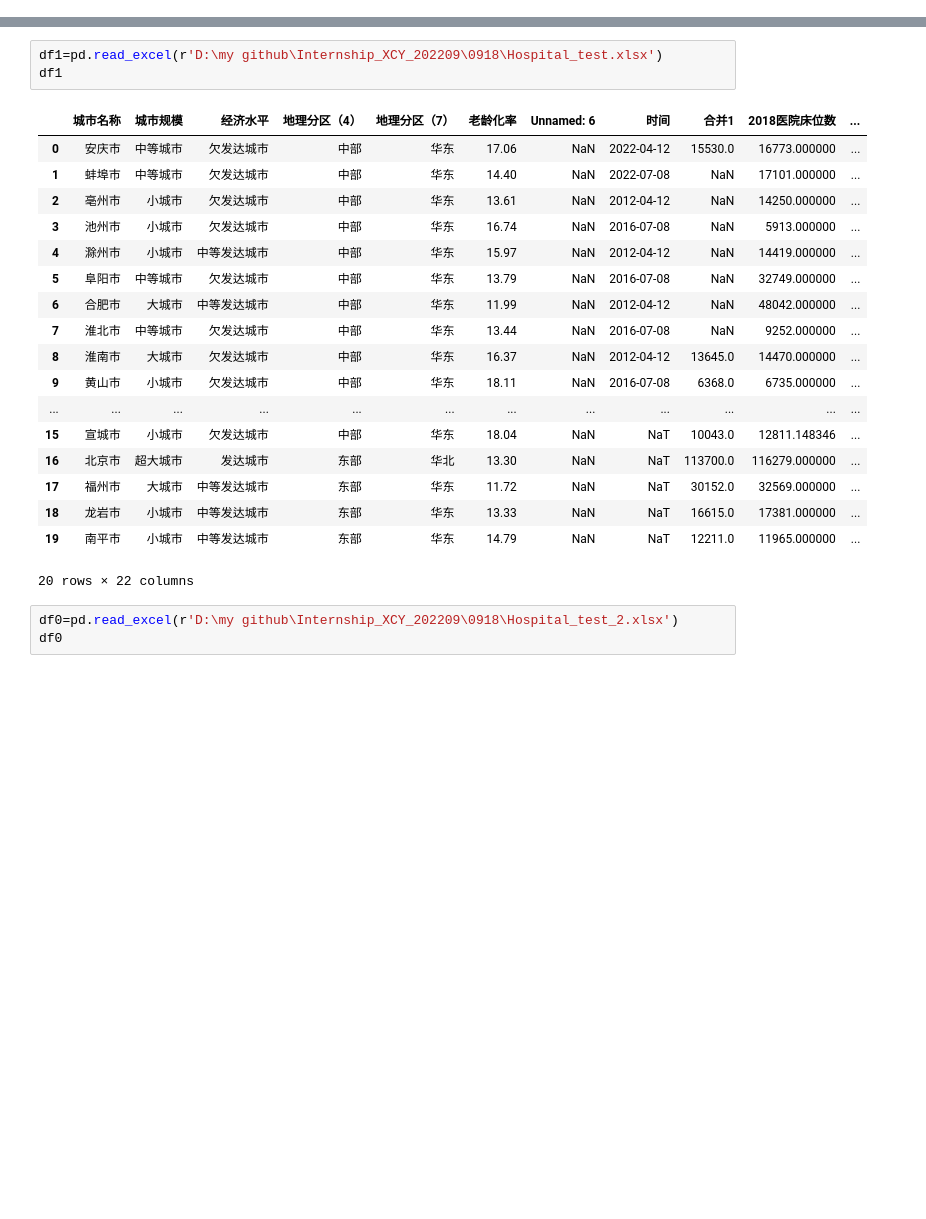
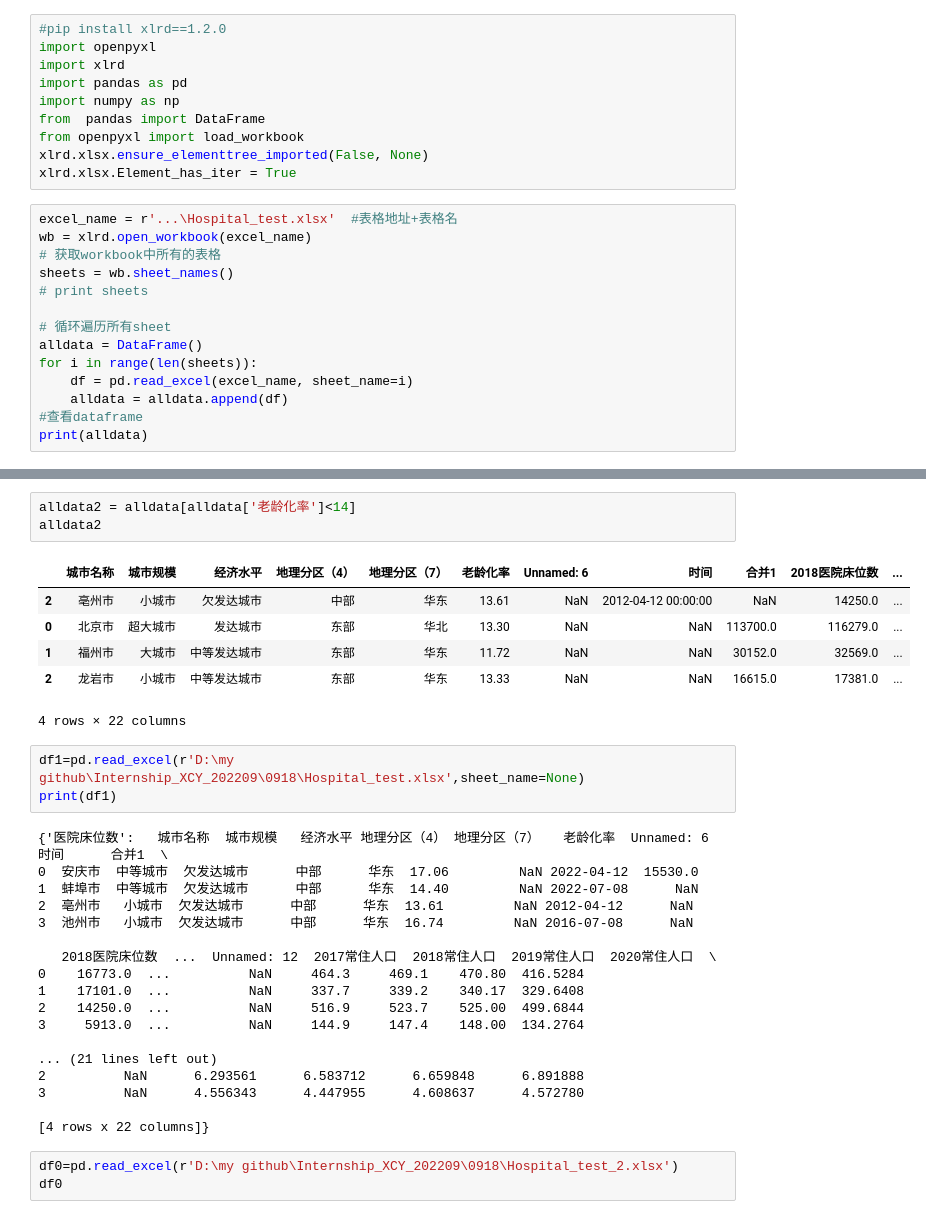
Before and after one commit to SiyiQi000/Internship_XCY_202209, a Jupyter notebook: 0918/test.ipynb, the cells around one changed output, grey strips where cells are left out. Drawn from its saved outputs; the diff is of its cells as text; blank space fills up the shorter version.

```diff
--- a/0918/test.ipynb
+++ b/0918/test.ipynb
@@ -3,0 +1,24 @@ import numpy as np
+# %%
+#pip install xlrd==1.2.0
+import openpyxl
+import xlrd
+import pandas as pd
+import numpy as np
+from  pandas import DataFrame
+from openpyxl import load_workbook
+xlrd.xlsx.ensure_elementtree_imported(False, None)
+xlrd.xlsx.Element_has_iter = True
+# %%
+excel_name = r'...\Hospital_test.xlsx'  #表格地址+表格名
+wb = xlrd.open_workbook(excel_name)
+# 获取workbook中所有的表格
+sheets = wb.sheet_names()
+# print sheets
+
+# 循环遍历所有sheet
+alldata = DataFrame()
+for i in range(len(sheets)):
+    df = pd.read_excel(excel_name, sheet_name=i)
+    alldata = alldata.append(df)
+#查看dataframe
+print(alldata)
@@ -4,25 +43,34 @@ import numpy as np
+# %%
+alldata2 = alldata[alldata['老龄化率']<14]
+alldata2
+# %% [output]
+|  | 城市名称 | 城市规模 | 经济水平 | 地理分区（4） | 地理分区（7） | 老龄化率 | Unnamed: 6 | 时间 | 合并1 | 2018医院床位数 | ... |
+| 2 | 亳州市 | 小城市 | 欠发达城市 | 中部 | 华东 | 13.61 | NaN | 2012-04-12 00:00:00 | NaN | 14250.0 | ... |
+| 0 | 北京市 | 超大城市 | 发达城市 | 东部 | 华北 | 13.30 | NaN | NaN | 113700.0 | 116279.0 | ... |
+| 1 | 福州市 | 大城市 | 中等发达城市 | 东部 | 华东 | 11.72 | NaN | NaN | 30152.0 | 32569.0 | ... |
+| 2 | 龙岩市 | 小城市 | 中等发达城市 | 东部 | 华东 | 13.33 | NaN | NaN | 16615.0 | 17381.0 | ... |
+4 rows × 22 columns
 # %%
-df1=pd.read_excel(r'D:\my github\Internship_XCY_202209\0918\Hospital_test.xlsx')
-df1
+df1=pd.read_excel(r'D:\my github\Internship_XCY_202209\0918\Hospital_test.xlsx',sheet_name=None)
+print(df1)
 # %% [output]
-|  | 城市名称 | 城市规模 | 经济水平 | 地理分区（4） | 地理分区（7） | 老龄化率 | Unnamed: 6 | 时间 | 合并1 | 2018医院床位数 | ... |
-| 0 | 安庆市 | 中等城市 | 欠发达城市 | 中部 | 华东 | 17.06 | NaN | 2022-04-12 | 15530.0 | 16773.000000 | ... |
-| 1 | 蚌埠市 | 中等城市 | 欠发达城市 | 中部 | 华东 | 14.40 | NaN | 2022-07-08 | NaN | 17101.000000 | ... |
-| 2 | 亳州市 | 小城市 | 欠发达城市 | 中部 | 华东 | 13.61 | NaN | 2012-04-12 | NaN | 14250.000000 | ... |
-| 3 | 池州市 | 小城市 | 欠发达城市 | 中部 | 华东 | 16.74 | NaN | 2016-07-08 | NaN | 5913.000000 | ... |
-| 4 | 滁州市 | 小城市 | 中等发达城市 | 中部 | 华东 | 15.97 | NaN | 2012-04-12 | NaN | 14419.000000 | ... |
-| 5 | 阜阳市 | 中等城市 | 欠发达城市 | 中部 | 华东 | 13.79 | NaN | 2016-07-08 | NaN | 32749.000000 | ... |
-| 6 | 合肥市 | 大城市 | 中等发达城市 | 中部 | 华东 | 11.99 | NaN | 2012-04-12 | NaN | 48042.000000 | ... |
-| 7 | 淮北市 | 中等城市 | 欠发达城市 | 中部 | 华东 | 13.44 | NaN | 2016-07-08 | NaN | 9252.000000 | ... |
-| 8 | 淮南市 | 大城市 | 欠发达城市 | 中部 | 华东 | 16.37 | NaN | 2012-04-12 | 13645.0 | 14470.000000 | ... |
-| 9 | 黄山市 | 小城市 | 欠发达城市 | 中部 | 华东 | 18.11 | NaN | 2016-07-08 | 6368.0 | 6735.000000 | ... |
-| ... | ... | ... | ... | ... | ... | ... | ... | ... | ... | ... | ... |
-| 15 | 宣城市 | 小城市 | 欠发达城市 | 中部 | 华东 | 18.04 | NaN | NaT | 10043.0 | 12811.148346 | ... |
-| 16 | 北京市 | 超大城市 | 发达城市 | 东部 | 华北 | 13.30 | NaN | NaT | 113700.0 | 116279.000000 | ... |
-| 17 | 福州市 | 大城市 | 中等发达城市 | 东部 | 华东 | 11.72 | NaN | NaT | 30152.0 | 32569.000000 | ... |
-| 18 | 龙岩市 | 小城市 | 中等发达城市 | 东部 | 华东 | 13.33 | NaN | NaT | 16615.0 | 17381.000000 | ... |
-| 19 | 南平市 | 小城市 | 中等发达城市 | 东部 | 华东 | 14.79 | NaN | NaT | 12211.0 | 11965.000000 | ... |
-20 rows × 22 columns
+{'医院床位数':   城市名称  城市规模   经济水平 地理分区（4） 地理分区（7）   老龄化率  Unnamed: 6         时间      合并1  \
+0  安庆市  中等城市  欠发达城市      中部      华东  17.06         NaN 2022-04-12  15530.0
+1  蚌埠市  中等城市  欠发达城市      中部      华东  14.40         NaN 2022-07-08      NaN
+2  亳州市   小城市  欠发达城市      中部      华东  13.61         NaN 2012-04-12      NaN
+3  池州市   小城市  欠发达城市      中部      华东  16.74         NaN 2016-07-08      NaN
+
+   2018医院床位数  ...  Unnamed: 12  2017常住人口  2018常住人口  2019常住人口  2020常住人口  \
+0    16773.0  ...          NaN     464.3     469.1    470.80  416.5284
+1    17101.0  ...          NaN     337.7     339.2    340.17  329.6408
+2    14250.0  ...          NaN     516.9     523.7    525.00  499.6844
+3     5913.0  ...          NaN     144.9     147.4    148.00  134.2764
+
+... (21 lines left out)
+2          NaN      6.293561      6.583712      6.659848      6.891888
+3          NaN      4.556343      4.447955      4.608637      4.572780
+
+[4 rows x 22 columns]}
 # %%
 df0=pd.read_excel(r'D:\my github\Internship_XCY_202209\0918\Hospital_test_2.xlsx')
 df0
```
Also changed, not shown: parts of 2 cells of this notebook, 1 other file.
